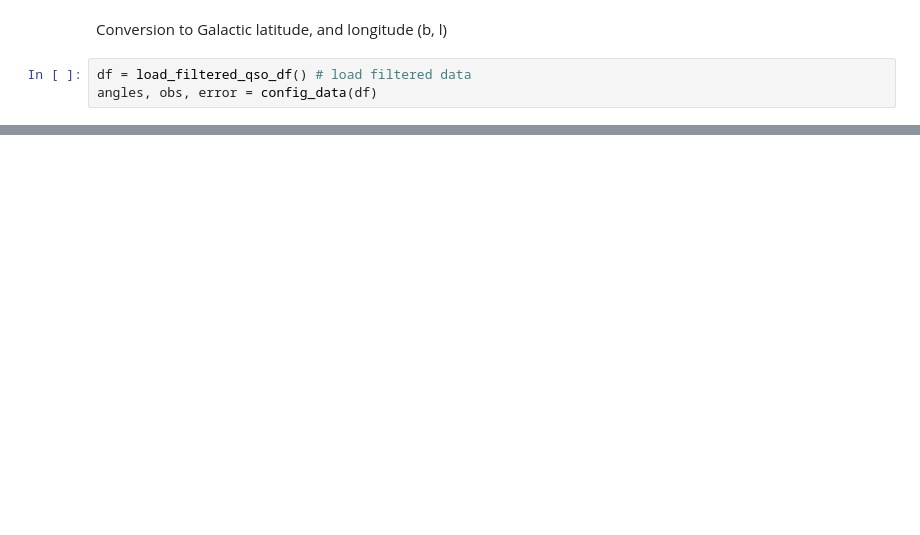
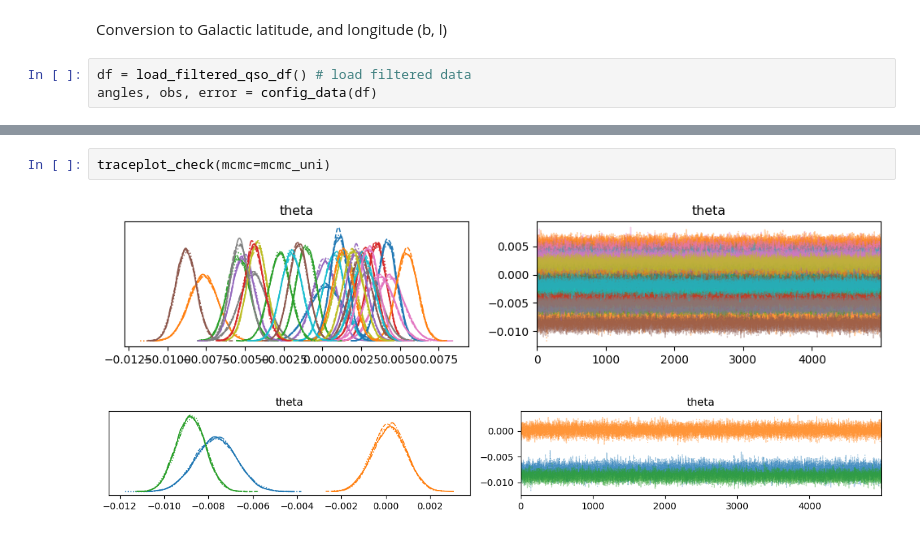
Before and after one commit to MatteoMancini01/Gaia_EDR3, a Jupyter notebook: main.ipynb, the cells around one changed output, grey strips where cells are left out. Cells and saved outputs as stored; diff of their text form; blank space fills up the shorter version.

```diff
--- a/main.ipynb
+++ b/main.ipynb
@@ -319,0 +336,5 @@ Number of divergences: 0
+# %%
+traceplot_check(mcmc=mcmc_uni)
+# %% [output]
+[figure, added]
+[figure, added]
```
Also changed, not shown: parts of 17 cells of this notebook, 10 other files.
